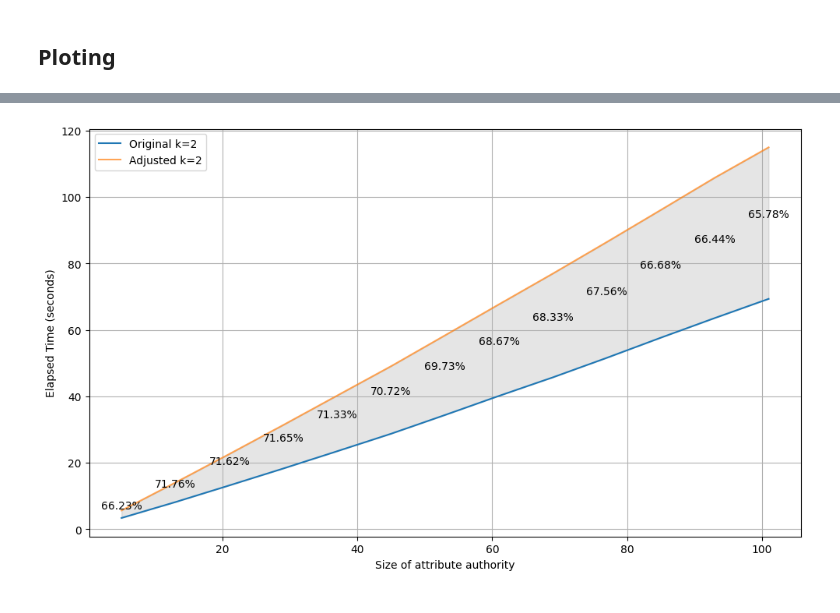
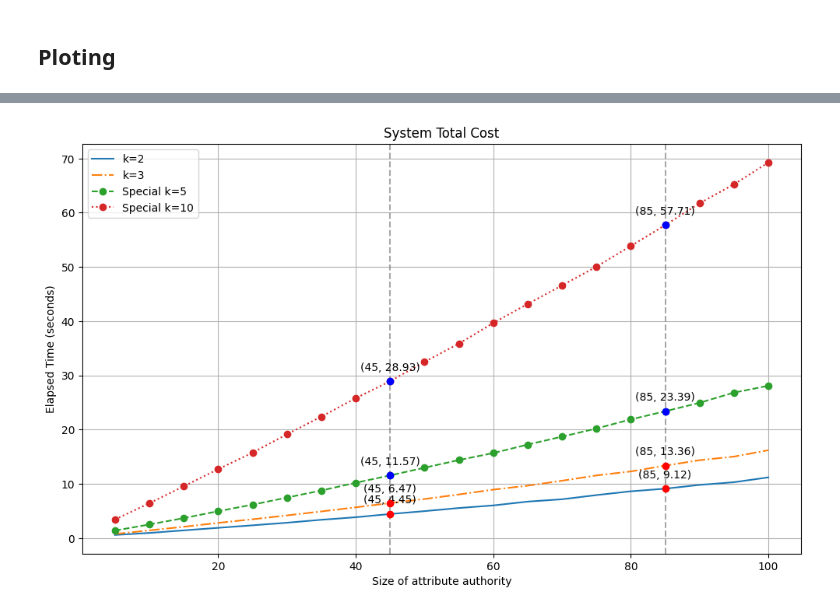
Before and after one commit to Guy1m0/Attack-on-IPPE, a Jupyter notebook: benchmark.ipynb, the cells around one changed output, grey strips where cells are left out. Saved outputs shown, nothing was run; the diff lists cells and outputs as text; code cells hidden in the pictures.

Commit message:
finish ploting about comparsion and total time cost

```diff
--- a/benchmark.ipynb
+++ b/benchmark.ipynb
@@ -274,12 +60,0 @@ def plot_secure_schemes(xs, ys, extra_costs, k_values):
-# %%
-xs = range(5,101,5)
-k_values = [2,3]
-
-ys = []
-ys.append([sum(pair[0]) for pair in data_2])
-#ys.append([pair[0][1] for pair in data_2])
-#ys.append([sum(pair[0]) for pair in data_3])
-
-extra_costs = []
-extra_costs.append([pair[2][0] for pair in data_2])
-#extra_costs.append([pair[2][0] for pair in data_3])
@@ -290,12 +60,0 @@ plot_secure_schemes(xs, ys, extra_costs,k_values)
-# %%
-xs = range(5,101,5)
-k_values = [2,3]
-
-ys = []
-ys.append([sum(pair[0]) for pair in data_2])
-#ys.append([pair[0][1] for pair in data_2])
-#ys.append([sum(pair[0]) for pair in data_3])
-
-extra_costs = []
-extra_costs.append([pair[2][0] for pair in data_2])
-#extra_costs.append([pair[2][0] for pair in data_3])
@@ -306,13 +60,0 @@ plot_secure_schemes(xs, ys, extra_costs,k_values)
-# %%
-xs = range(5,102,8)
-ys = []
-ys.append([sum(pair[0]) for pair in data_10])
-#ys.append([pair[0][1] for pair in data_2])
-#ys.append([sum(pair[0]) for pair in data_3])
-
-extra_costs = []
-extra_costs.append([pair[2][0] for pair in data_10])
-# %%
-plot_secure_schemes(xs, ys, extra_costs,k_values)
-# %% [output]
-[figure, removed]
@@ -318,0 +138,14 @@ plot_secure_schemes(xs, ys, extra_costs,k_values)
+# %%
+ys = []
+ys.append([d['total'] for d in datasets['2']['seq']])
+ys.append([d['total'] for d in datasets['3']['seq']])
+xs = range(5,101,5)
+
+sp_ys = []
+sp_ys.append([d['total'] for d in datasets['5']['seq']])
+sp_ys.append([d['total'] for d in datasets['10']['seq']])
+sp_xs = range(5,101,5)
+# %%
+plot_total([2,3], xs, ys, [5,10], sp_xs, sp_ys, "System Total Cost")
+# %% [output]
+[figure, added]
```
Also changed, not shown: parts of 17 cells of this notebook, 3 other files.
